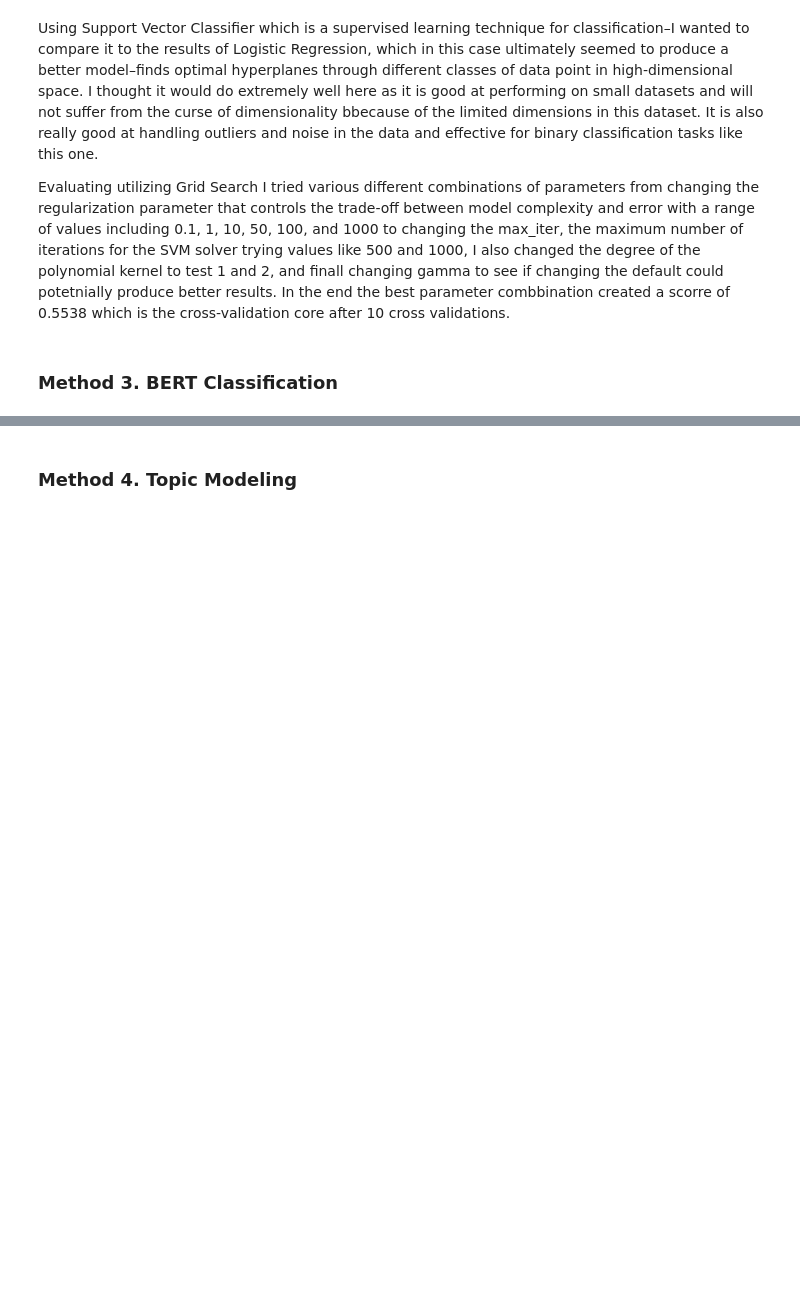
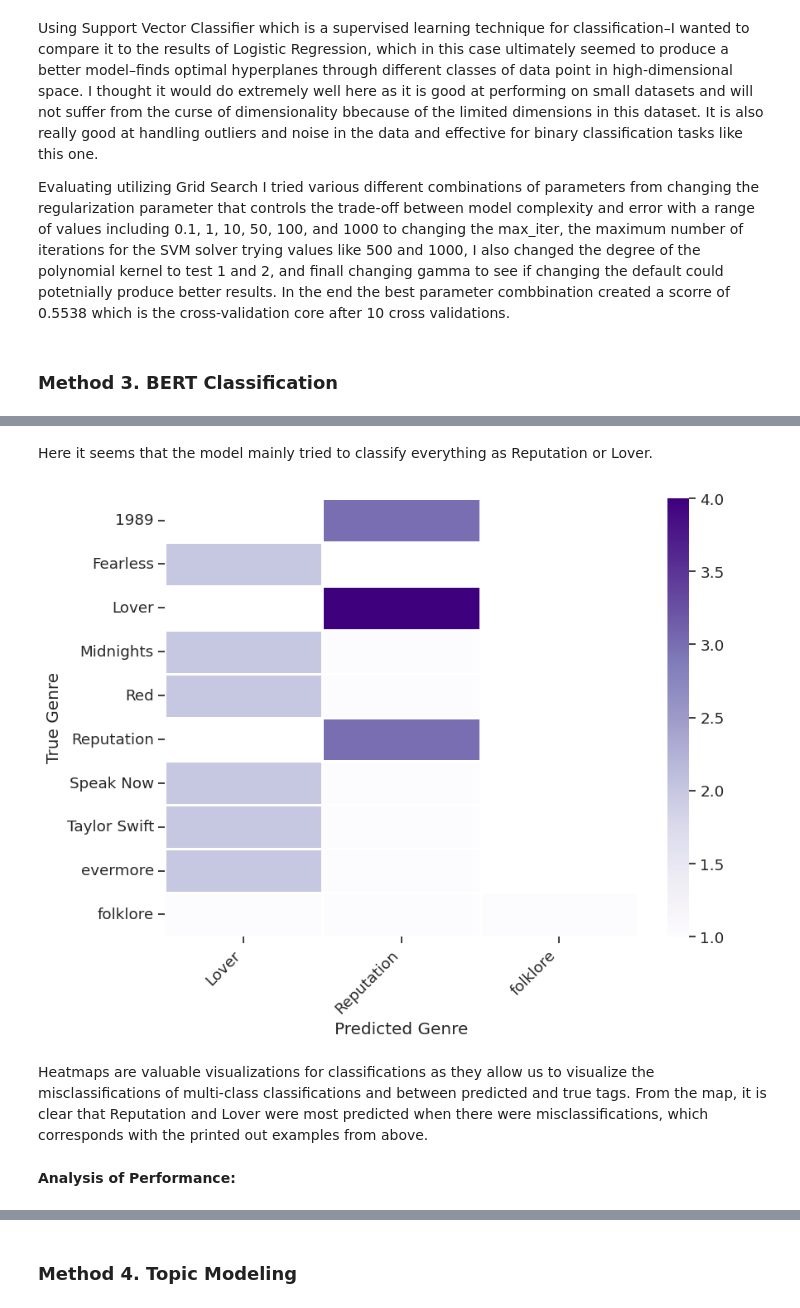
Before and after one commit to sreyaj99/nlp_tswift, a Jupyter notebook: project.ipynb, the cells around one changed output, grey strips where cells are left out. Cells and saved outputs as stored; diff of their text form; code cells hidden in the pictures; blank space fills up the shorter version.

```diff
--- a/project.ipynb
+++ b/project.ipynb
@@ -1276,0 +1615,7 @@ Evaluating utilizing Grid Search I tried various different combinations of param
+# %%
+#Loading pre-trained BERT model
+
+model = DistilBertForSequenceClassification.from_pretrained(
+    model_name,
+    num_labels=len(id2label)
+).to(device_name)
@@ -1276,0 +1660,2 @@ Evaluating utilizing Grid Search I tried various different combinations of param
+# %%
+trainer.train()
@@ -1276,0 +1702,6 @@ Evaluating utilizing Grid Search I tried various different combinations of param
+# %%
+for _true_label, _predicted_label, _text in random.sample(list(zip(test_labels, predicted_labels, test_texts)), 15):
+  if _true_label == _predicted_label:
+    print('LABEL:', _true_label)
+    print('REVIEW TEXT:', _text[:100], '...')
+    print()
@@ -1276,0 +1719,7 @@ Evaluating utilizing Grid Search I tried various different combinations of param
+# %%
+for _true_label, _predicted_label, _text in random.sample(list(zip(test_labels, predicted_labels, test_texts)), 15):
+  if _true_label != _predicted_label:
+    print('TRUE LABEL:', _true_label)
+    print('PREDICTED LABEL:', _predicted_label)
+    print('REVIEW TEXT:', _text[:100], '...')
+    print()
@@ -1276,0 +1744,29 @@ Evaluating utilizing Grid Search I tried various different combinations of param
+# %% [markdown]
+Here it seems that the model mainly tried to classify everything as Reputation or Lover.
+# %%
+genre_classifications_dict = defaultdict(int)
+for _true_label, _predicted_label in zip(test_labels, predicted_labels):
+  genre_classifications_dict[(_true_label, _predicted_label)] += 1
+
+dicts_to_plot = []
+for (_true_genre, _predicted_genre), _count in genre_classifications_dict.items():
+  dicts_to_plot.append({'True Genre': _true_genre,
+                        'Predicted Genre': _predicted_genre,
+                        'Number of Classifications': _count})
+
+df_to_plot = pd.DataFrame(dicts_to_plot)
+df_wide = df_to_plot.pivot_table(index='True Genre',
+                                 columns='Predicted Genre',
+                                 values='Number of Classifications')
+plt.figure(figsize=(9,7))
+sns.set(style='ticks', font_scale=1.2)
+sns.heatmap(df_wide, linewidths=1, cmap='Purples')
+plt.xticks(rotation=45, ha='right')
+plt.tight_layout()
+plt.show()
+# %% [output]
+[figure, added]
+# %% [markdown]
+Heatmaps are valuable visualizations for classifications as they allow us to visualize the misclassifications of multi-class classifications and between predicted and true tags. From the map, it is clear that Reputation and Lover were most predicted when there were misclassifications, which corresponds with the printed out examples from above.
+# %% [markdown]
+**Analysis of Performance:**
```
Also changed, not shown: parts of 40 cells of this notebook, 1 other file.
